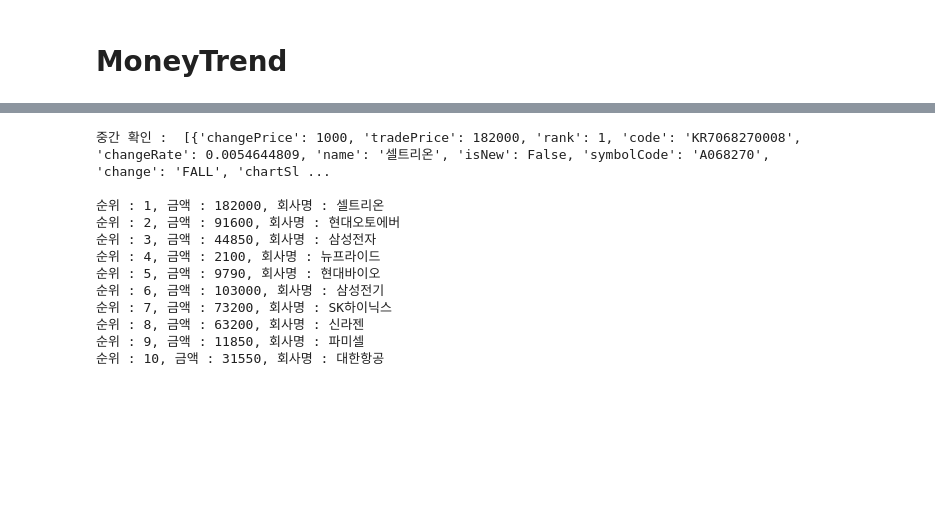
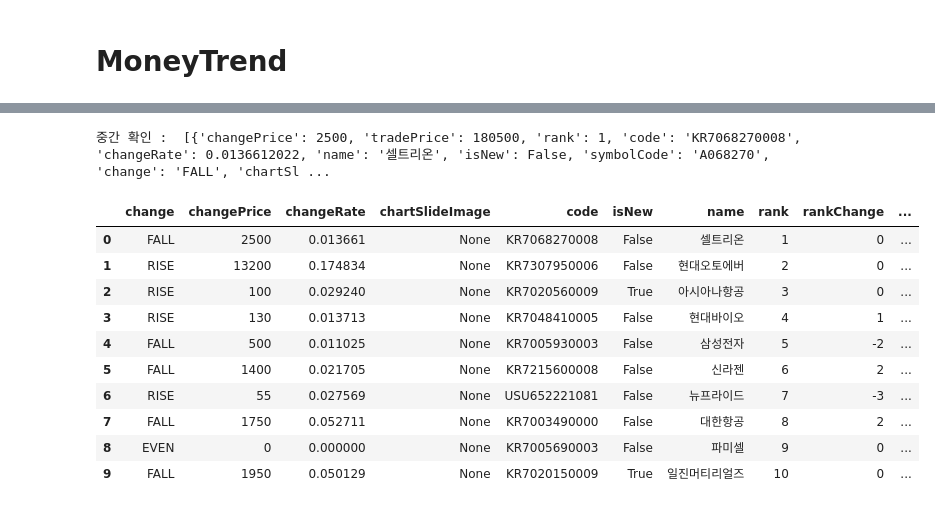
Before and after one commit to linux386/first_module, a Jupyter notebook: Daum_Web_Crawling.ipynb, the cells around one changed output, grey strips where cells are left out. Drawn from its saved outputs; the diff is of its cells as text; code cells hidden in the pictures; blank space fills up the shorter version.

```diff
--- a/Daum_Web_Crawling.ipynb
+++ b/Daum_Web_Crawling.ipynb
@@ -84,6 +161,7 @@ print(r.text)
 import io
 import json
 import sys
+import pandas as pd
 import urllib.request as req
 
 from fake_useragent import UserAgent
@@ -93,47 +171,50 @@ from fake_useragent import UserAgent
 
 # Fake Header 정보
 ua = UserAgent()
 
 # 헤더 선언
 headers = {
     'User-Agent': ua.ie,
     'referer': 'https://finance.daum.net/'
 }
 
 # 다음 주식 요청 URL
 url = "https://finance.daum.net/api/search/ranks?limit=10"
 
 # print(request.get_method())   #Post or Get 확인
 # print(request.get_full_url()) #요청 Full Url 확인
 
 # 요청
 res = req.urlopen(req.Request(url, headers=headers)).read().decode('utf-8')
 
 # 응답 데이터 확인(Json Data)
 # print('res', res)
 
 # 응답 데이터 str -> json 변환 및 data 값 저장
 rank_json = json.loads(res)['data']
 
 # 중간 확인
 print('중간 확인 : ', rank_json, '\n')
 
-for elm in rank_json:
+#for elm in rank_json:
     # print(type(elm)) #Type 확인
-    print('순위 : {}, 금액 : {}, 회사명 : {}'.format(elm['rank'], elm['tradePrice'], elm['name']), )
+    #print('순위 : {}, 금액 : {}, 회사명 : {}'.format(elm['rank'], elm['tradePrice'], elm['name']), )
+
+df = pd.DataFrame(rank_json)
+df
 # %% [output]
-중간 확인 :  [{'changePrice': 1000, 'tradePrice': 182000, 'rank': 1, 'code': 'KR7068270008', 'changeRate': 0.0054644809, 'name': '셀트리온', 'isNew': False, 'symbolCode': 'A068270', 'change': 'FALL', 'chartSl ...
-
-순위 : 1, 금액 : 182000, 회사명 : 셀트리온
-순위 : 2, 금액 : 91600, 회사명 : 현대오토에버
-순위 : 3, 금액 : 44850, 회사명 : 삼성전자
-순위 : 4, 금액 : 2100, 회사명 : 뉴프라이드
-순위 : 5, 금액 : 9790, 회사명 : 현대바이오
-순위 : 6, 금액 : 103000, 회사명 : 삼성전기
-순위 : 7, 금액 : 73200, 회사명 : SK하이닉스
-순위 : 8, 금액 : 63200, 회사명 : 신라젠
-순위 : 9, 금액 : 11850, 회사명 : 파미셀
-순위 : 10, 금액 : 31550, 회사명 : 대한항공
+중간 확인 :  [{'changePrice': 2500, 'tradePrice': 180500, 'rank': 1, 'code': 'KR7068270008', 'changeRate': 0.0136612022, 'name': '셀트리온', 'isNew': False, 'symbolCode': 'A068270', 'change': 'FALL', 'chartSl ...
+|  | change | changePrice | changeRate | chartSlideImage | code | isNew | name | rank | rankChange | ... |
+| 0 | FALL | 2500 | 0.013661 | None | KR7068270008 | False | 셀트리온 | 1 | 0 | ... |
+| 1 | RISE | 13200 | 0.174834 | None | KR7307950006 | False | 현대오토에버 | 2 | 0 | ... |
+| 2 | RISE | 100 | 0.029240 | None | KR7020560009 | True | 아시아나항공 | 3 | 0 | ... |
+| 3 | RISE | 130 | 0.013713 | None | KR7048410005 | False | 현대바이오 | 4 | 1 | ... |
+| 4 | FALL | 500 | 0.011025 | None | KR7005930003 | False | 삼성전자 | 5 | -2 | ... |
+| 5 | FALL | 1400 | 0.021705 | None | KR7215600008 | False | 신라젠 | 6 | 2 | ... |
+| 6 | RISE | 55 | 0.027569 | None | USU652221081 | False | 뉴프라이드 | 7 | -3 | ... |
+| 7 | FALL | 1750 | 0.052711 | None | KR7003490000 | False | 대한항공 | 8 | 2 | ... |
+| 8 | EVEN | 0 | 0.000000 | None | KR7005690003 | False | 파미셀 | 9 | 0 | ... |
+| 9 | FALL | 1950 | 0.050129 | None | KR7020150009 | True | 일진머티리얼즈 | 10 | 0 | ... |
 # %%
 # 2019-01-28 수정
 # 기존 daum 주식 사이트 : ajax 방식으로 변경으로 인해 이를 반영한 코드를 수정.
```
Also changed, not shown: parts of 12 cells of this notebook.
